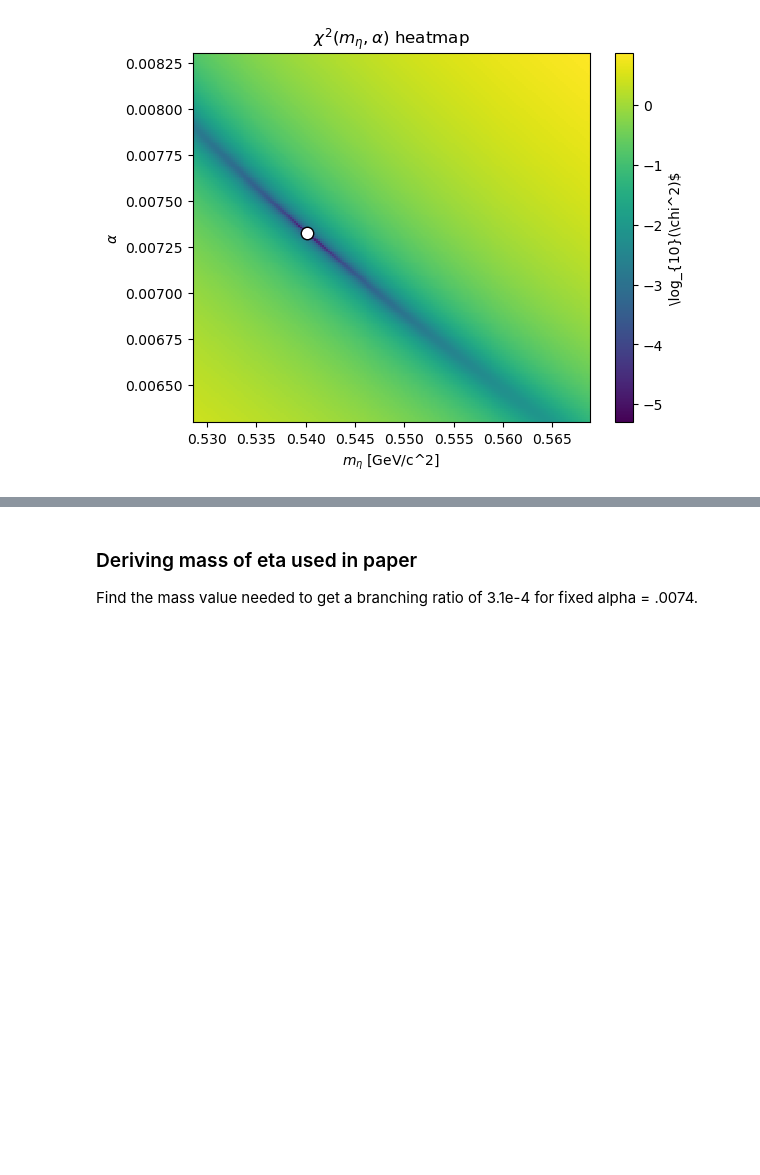
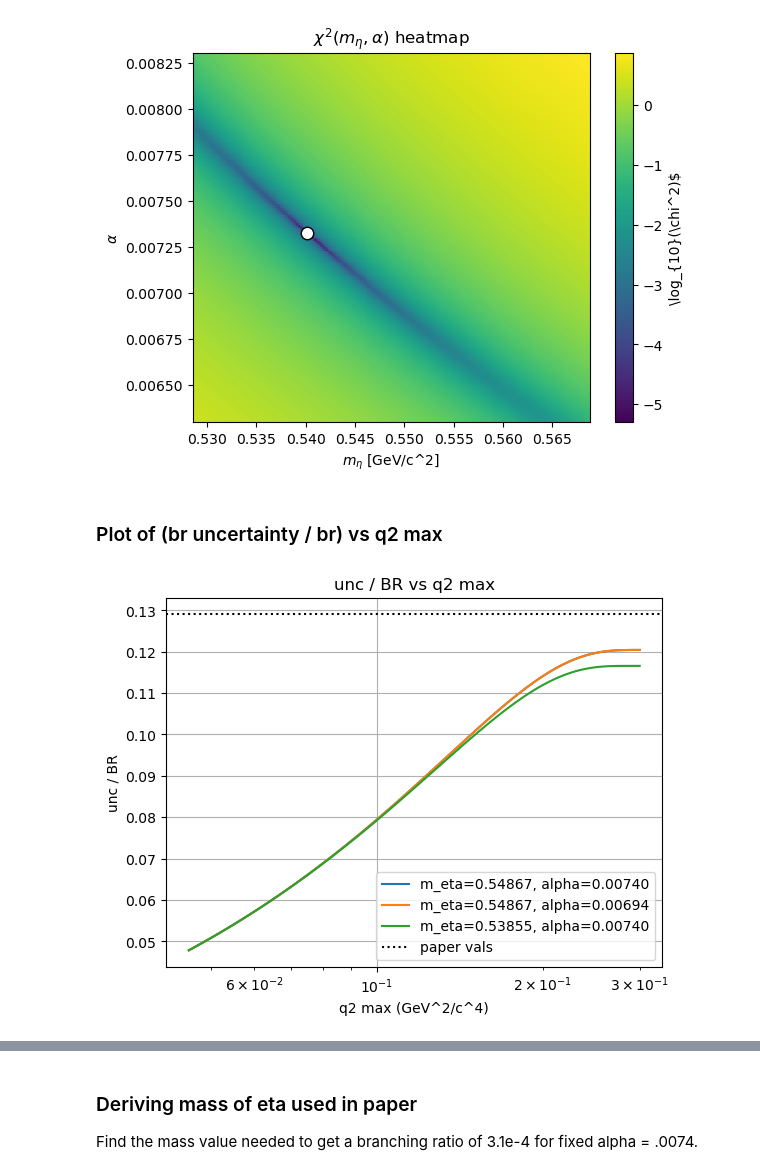
Before and after one commit to michael24peters/form-factor, a Jupyter notebook: eta-form-factor.ipynb, the cells around one changed output, grey strips where cells are left out. Saved outputs shown, nothing was run; the diff lists cells and outputs as text; code cells hidden in the pictures; blank space fills up the shorter version.

```diff
--- a/eta-form-factor.ipynb
+++ b/eta-form-factor.ipynb
@@ -475,3 +475,60 @@ Best coord: (m_eta=0.540127, alpha=0.007324, chi2=4.96e-06)
 BR at best: 3.0994e-04 (target 3.10e-04)
 dBR at best: 3.9932e-05 (target 4e-05)
 [figure]
+# %% [markdown]
+### Plot of (br uncertainty / br) vs q2 max
+# %%
+# Plot (uncertainty / br) vs q2 max for fixed m_eta, fixed alpha; fixed m_eta, fit alpha; fit m_eta, fixed alpha
+# q2 max values from .210 to .54867
+# q2_max_values = np.arange(0.210, 0.54867, 0.001)
+q2_max_values = np.arange((2 * M_MU) ** 2, 0.3, 0.001)
+# Define m_eta and alpha to use for looping
+pairs = [[.54867, .0074], [.54867, .00694], [.53855, .0074]]  # skip fit, fit case
+eps = LAMBDA0[1] / 100.0
+
+for pair in pairs:
+    m_eta, alpha = pair
+    values = [] # [q2_max, br_unc / br_val, br_val, br_unc]
+    ff_temp = FormFactor(m_eta=m_eta, alpha=alpha)
+    prefactor = ff_temp.prefactor
+
+    # Sample over q2 max values and calculate br_unc / br
+    for q2_max in q2_max_values:
+        # Skip invalid q2 max values
+        if q2_max <= ff_temp.q2_min: continue
+        bounds = [ff_temp.q2_min, q2_max]
+
+        I_p, _ = ff_temp.integrate(LAMBDA0[0] + eps, bounds=bounds)
+        I_m, _ = ff_temp.integrate(LAMBDA0[0] - eps, bounds=bounds)
+        dI = (I_p - I_m) / (2 * eps)
+
+        br_val = ff_temp.branching_ratio(Lambda=LAMBDA0[0], bounds=bounds)
+
+        # Combine numeric and propagated uncertainties in quadrature
+        br_unc = np.abs((prefactor * dI * LAMBDA0[1]))
+
+        # Calculate ratio; guard against invalid values
+        if not np.isfinite(br_val) or br_val == 0.0: ratio = np.nan
+        else: ratio = br_unc / br_val
+        # print(f'br_val = {br_val}, br_unc = {br_unc} at q2_max = {q2_max}')  # debug
+        values.append([q2_max, ratio, br_val, br_unc])
+
+    # Create plot from values
+    values = np.array(values)
+    plt.plot(values[:,0], values[:,1], label=f"m_eta={m_eta:.5f}, alpha={alpha:.5f}")
+    plt.legend()  # debug
+    # plt.show()  # debug
+
+# Plot actual line for reference (br = 3.1e-4, unc = 0.4e-5)
+plt.axhline(4e-5 / 3.1e-4, color='black', linestyle=':', label='paper vals')
+# plt.axhline(3.7e-5 / 3.1e-4, color='red', linestyle='--', label='lower unc')
+# plt.yscale('log')
+plt.xlabel('q2 max (GeV^2/c^4)')
+plt.ylabel('unc / BR')
+plt.title('unc / BR vs q2 max')
+plt.grid()
+plt.legend()
+plt.xscale('log')
+plt.show()
+# %% [output]
+[figure]
```
Also changed, not shown: parts of 3 cells of this notebook.
